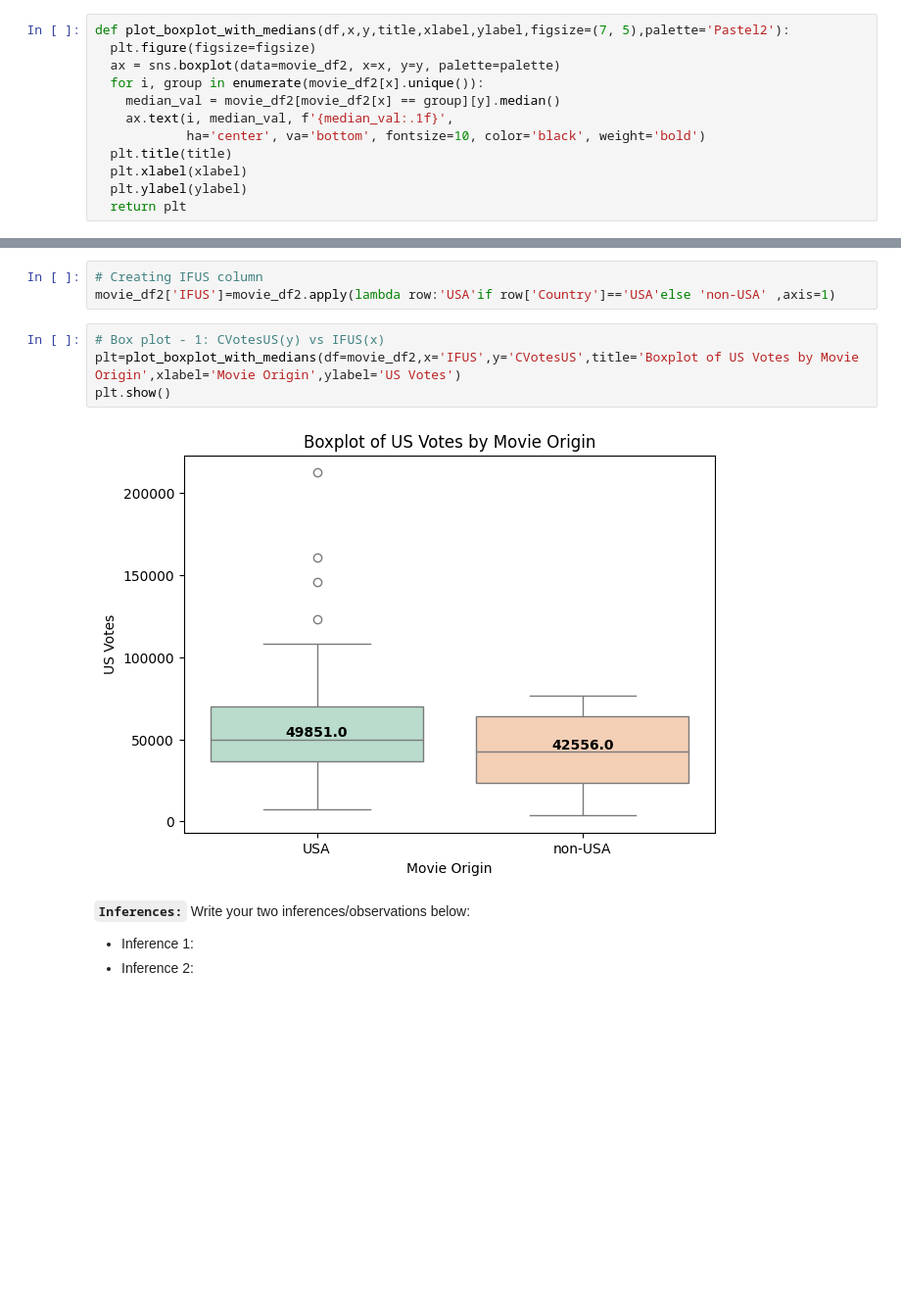
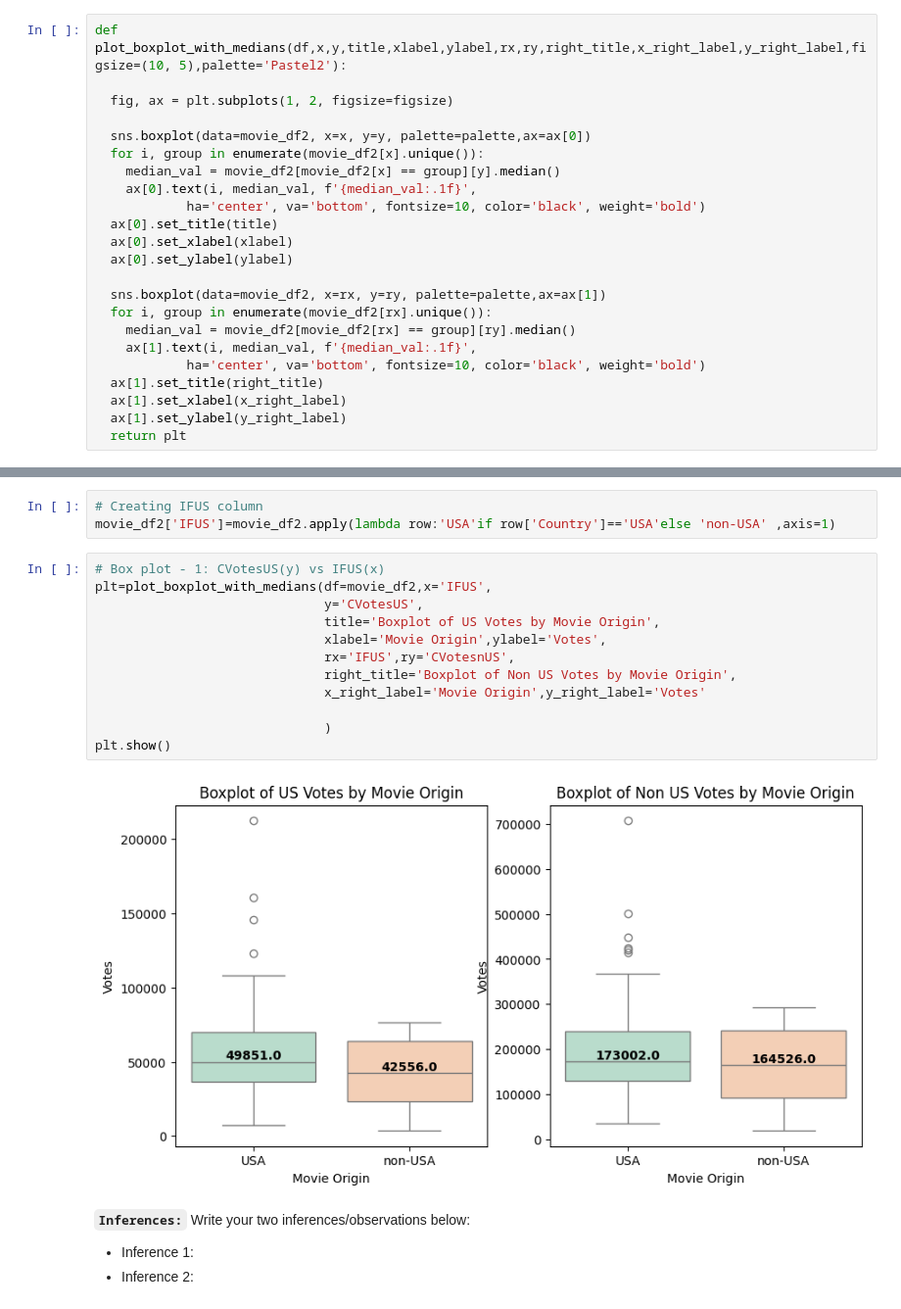
Before and after one commit to Rajesh2015/Logicmojo-AI-ML-Sept25-radash, a Jupyter notebook: EDA/IMDb+Movie+Assignment.ipynb, the cells around one changed output, grey strips where cells are left out. Shown at 98% size. Drawn from its saved outputs; the diff is of its cells as text; blank space fills up the shorter version.

```diff
--- a/EDA/IMDb+Movie+Assignment.ipynb
+++ b/EDA/IMDb+Movie+Assignment.ipynb
@@ -269,16 +269,27 @@ def plot_side_by_side_heatmaps(
     plt.tight_layout()
     return plt
 # %%
-def plot_boxplot_with_medians(df,x,y,title,xlabel,ylabel,figsize=(7, 5),palette='Pastel2'):
-  plt.figure(figsize=figsize)
-  ax = sns.boxplot(data=movie_df2, x=x, y=y, palette=palette)
+def plot_boxplot_with_medians(df,x,y,title,xlabel,ylabel,rx,ry,right_title,x_right_label,y_right_label,figsize=(10, 5),palette='Pastel2'):
+
+  fig, ax = plt.subplots(1, 2, figsize=figsize)
+
+  sns.boxplot(data=movie_df2, x=x, y=y, palette=palette,ax=ax[0])
   for i, group in enumerate(movie_df2[x].unique()):
     median_val = movie_df2[movie_df2[x] == group][y].median()
-    ax.text(i, median_val, f'{median_val:.1f}',
+    ax[0].text(i, median_val, f'{median_val:.1f}',
             ha='center', va='bottom', fontsize=10, color='black', weight='bold')
-  plt.title(title)
-  plt.xlabel(xlabel)
-  plt.ylabel(ylabel)
+  ax[0].set_title(title)
+  ax[0].set_xlabel(xlabel)
+  ax[0].set_ylabel(ylabel)
+
+  sns.boxplot(data=movie_df2, x=rx, y=ry, palette=palette,ax=ax[1])
+  for i, group in enumerate(movie_df2[rx].unique()):
+    median_val = movie_df2[movie_df2[rx] == group][ry].median()
+    ax[1].text(i, median_val, f'{median_val:.1f}',
+            ha='center', va='bottom', fontsize=10, color='black', weight='bold')
+  ax[1].set_title(right_title)
+  ax[1].set_xlabel(x_right_label)
+  ax[1].set_ylabel(y_right_label)
   return plt
 # %% [markdown]
 ## Task 2: Data Analysis
@@ -768,10 +783,18 @@ Note : Use `movies` dataframe for this subtask. Make use of this documention to
 movie_df2['IFUS']=movie_df2.apply(lambda row:'USA'if row['Country']=='USA'else 'non-USA' ,axis=1)
 # %%
 # Box plot - 1: CVotesUS(y) vs IFUS(x)
-plt=plot_boxplot_with_medians(df=movie_df2,x='IFUS',y='CVotesUS',title='Boxplot of US Votes by Movie Origin',xlabel='Movie Origin',ylabel='US Votes')
+plt=plot_boxplot_with_medians(df=movie_df2,x='IFUS',
+                              y='CVotesUS',
+                              title='Boxplot of US Votes by Movie Origin',
+                              xlabel='Movie Origin',ylabel='Votes',
+                              rx='IFUS',ry='CVotesnUS',
+                              right_title='Boxplot of Non US Votes by Movie Origin',
+                              x_right_label='Movie Origin',y_right_label='Votes'
+
+                              )
 plt.show()
 # %% [output]
-[figure, old version]
+[figure, new version]
 # %% [markdown]
 **`Inferences:`** Write your two inferences/observations below:
 - Inference 1:
```
Also changed, not shown: parts of 2 cells of this notebook.
